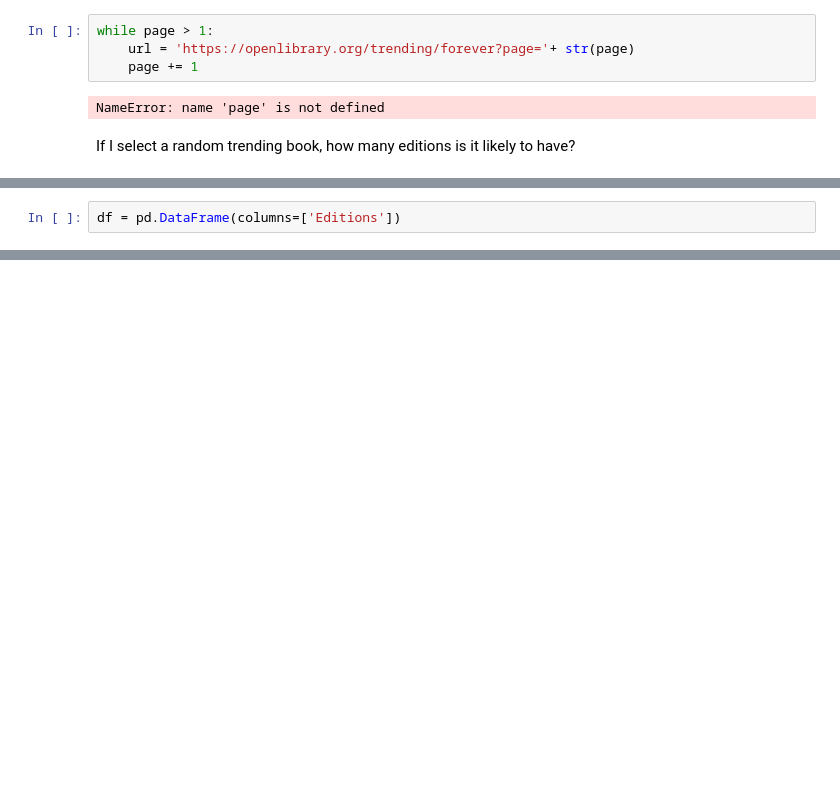
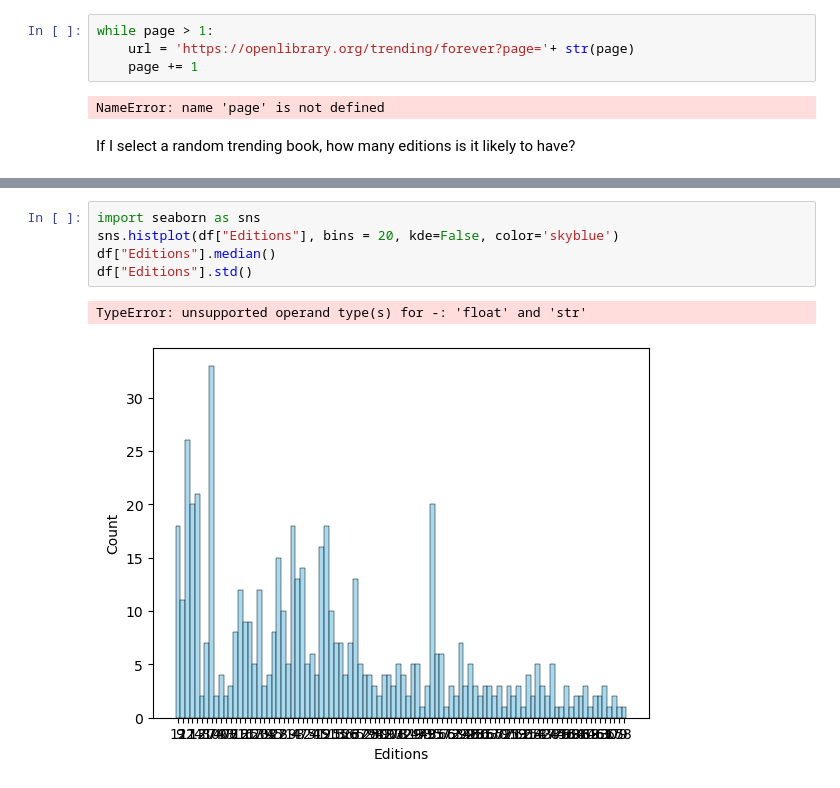
Before and after one commit to Rain0rShine/Artificial-Intelligence, a Jupyter notebook: Semester 1/web scraping/Books.ipynb, the cells around one changed output, grey strips where cells are left out. Drawn from its saved outputs; the diff is of its cells as text; blank space fills up the shorter version.

```diff
--- a/Semester 1/web scraping/Books.ipynb
+++ b/Semester 1/web scraping/Books.ipynb
@@ -300,2 +314,0 @@ print(df)
-# %%
-df = pd.DataFrame(columns=['Editions'])
@@ -301,0 +340,8 @@ df = pd.DataFrame(columns=['Editions'])
+# %%
+import seaborn as sns
+sns.histplot(df["Editions"], bins = 20, kde=False, color='skyblue')
+df["Editions"].median()
+df["Editions"].std()
+# %% [output]
+TypeError: unsupported operand type(s) for -: 'float' and 'str'
+[figure, added]
```
Also changed, not shown: parts of 4 cells of this notebook.
